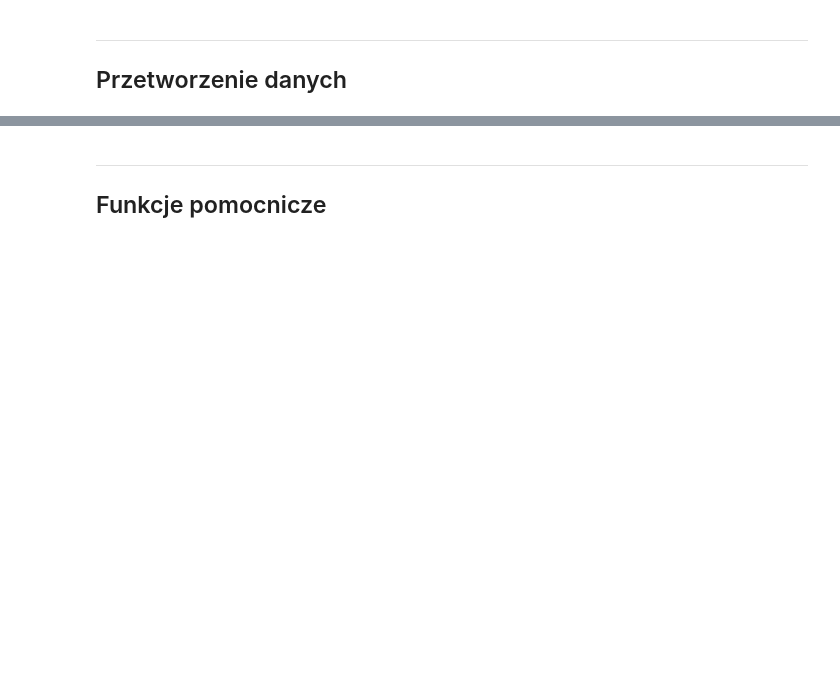
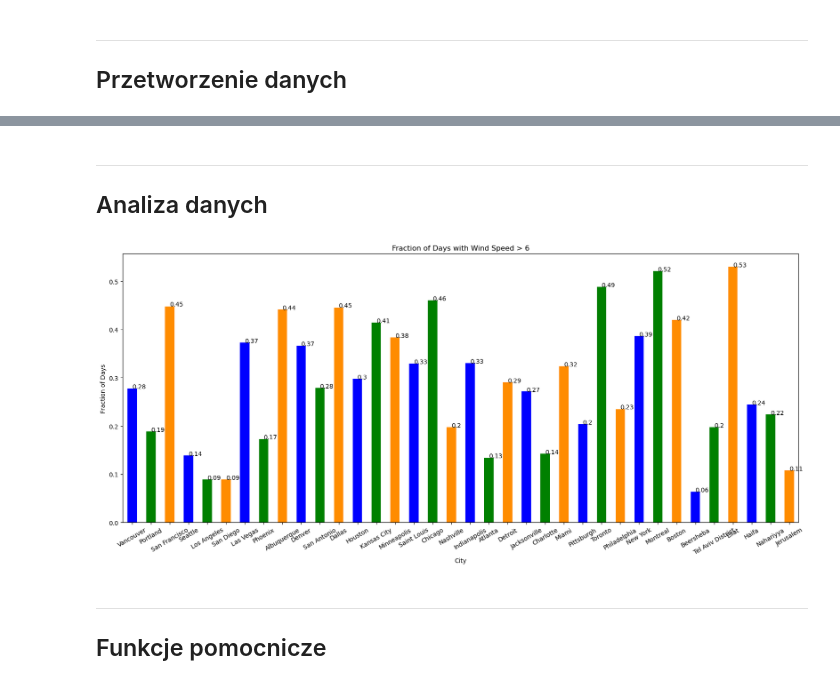
Before and after one commit to Kubex212/sn3, a Jupyter notebook: model.ipynb, the cells around one changed output, grey strips where cells are left out. Saved outputs shown, nothing was run; the diff lists cells and outputs as text; code cells hidden in the pictures; blank space fills up the shorter version.

```diff
--- a/model.ipynb
+++ b/model.ipynb
@@ -34,0 +17,27 @@ wind_data.head(5)
+# %%
+temperature_data = pd.read_csv('temperature.csv')
+wind_data = pd.read_csv('wind_speed.csv')
+humidity_data = pd.read_csv('humidity.csv')
+pressure_data = pd.read_csv('pressure.csv')
+
+print(len(temperature_data))
+temperature_data = temperature_data[temperature_data['datetime'] <= '2017-10-28']
+temperature_data = temperature_data[temperature_data['datetime'] >= '2012-10-02']
+wind_data = wind_data[wind_data['datetime'] <= '2017-10-28']
+wind_data = wind_data[wind_data['datetime'] >= '2012-10-02']
+print(len(temperature_data))
+
+
+temperature_data = temperature_data.fillna(temperature_data.drop(['datetime'], axis=1).median())
+wind_data = wind_data.fillna(wind_data.drop(['datetime'], axis=1).median())
+humidity_data = humidity_data.fillna(humidity_data.drop(['datetime'], axis=1).median())
+pressure_data = pressure_data.fillna(pressure_data.drop(['datetime'], axis=1).median())
+
+temperature_data_hourly = temperature_data
+humidity_data_hourly = humidity_data
+pressure_data_hourly = pressure_data
+wind_data_hourly = wind_data
+
+temperature_data.head(10)
+#wind_data.head(5)
+#pressure_data.head(10)
@@ -70,3 +104,25 @@ temperature_data.head(5)
+# %% [markdown]
+---
+## Analiza danych
+# %%
+cities = wind_data.columns[1:38]
+filtered_df = wind_data.iloc[:,0:38].copy()
+filtered_df = filtered_df[cities].apply(lambda col: col > 6)
+
+# Calculate the fraction of days where wind speed was higher than 6 for each city
+fractions = filtered_df[cities].mean()
+
+# Plot the fractions
+plt.figure(figsize=(20,8))
+fractions.plot(kind='bar', rot=30, color=['blue', 'green', 'darkorange'])
+for index, value in enumerate(fractions):
+    plt.text(index, value, str(np.round(value, 2)))
+plt.title('Fraction of Days with Wind Speed > 6')
+plt.xlabel('City')
+plt.ylabel('Fraction of Days')
+plt.show()
+# %% [output]
+[figure, added]
 # %% [markdown]
 ---
 ## Funkcje pomocnicze
```
Also changed, not shown: parts of 21 cells of this notebook, 1 other file.
